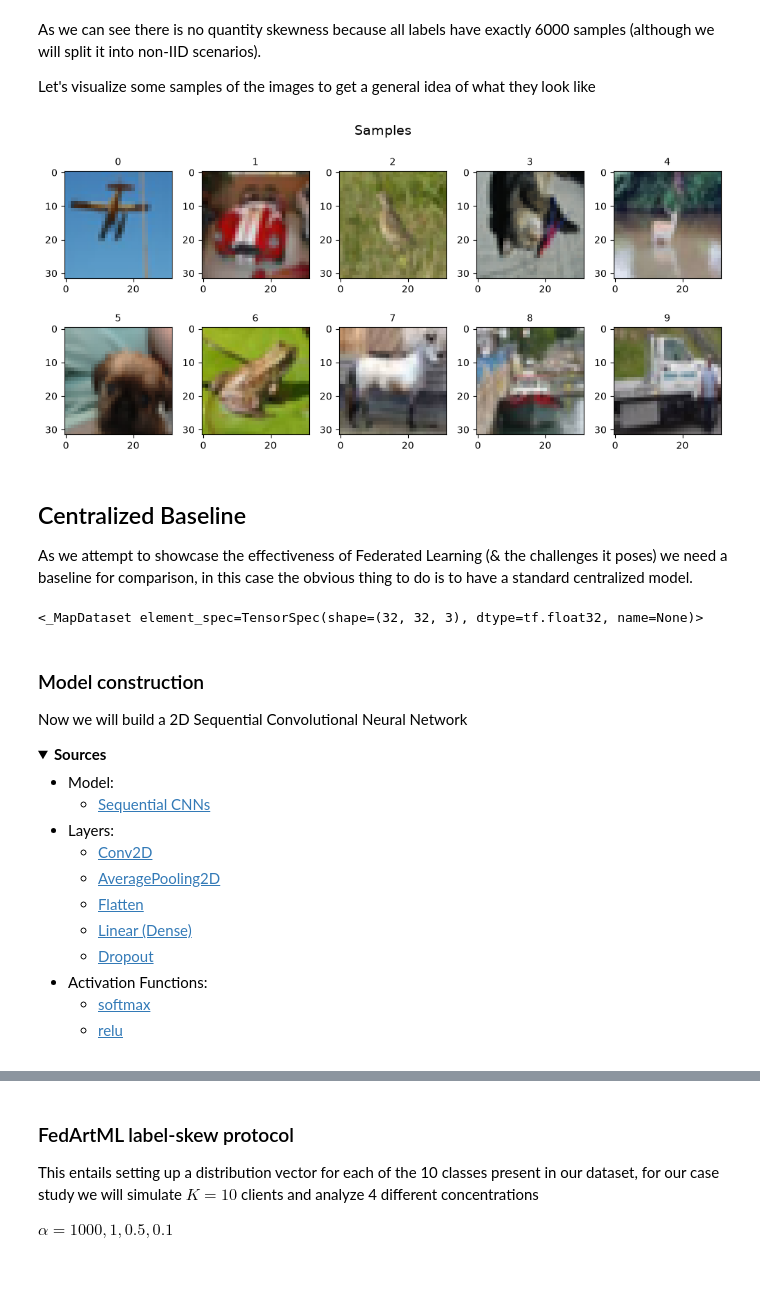
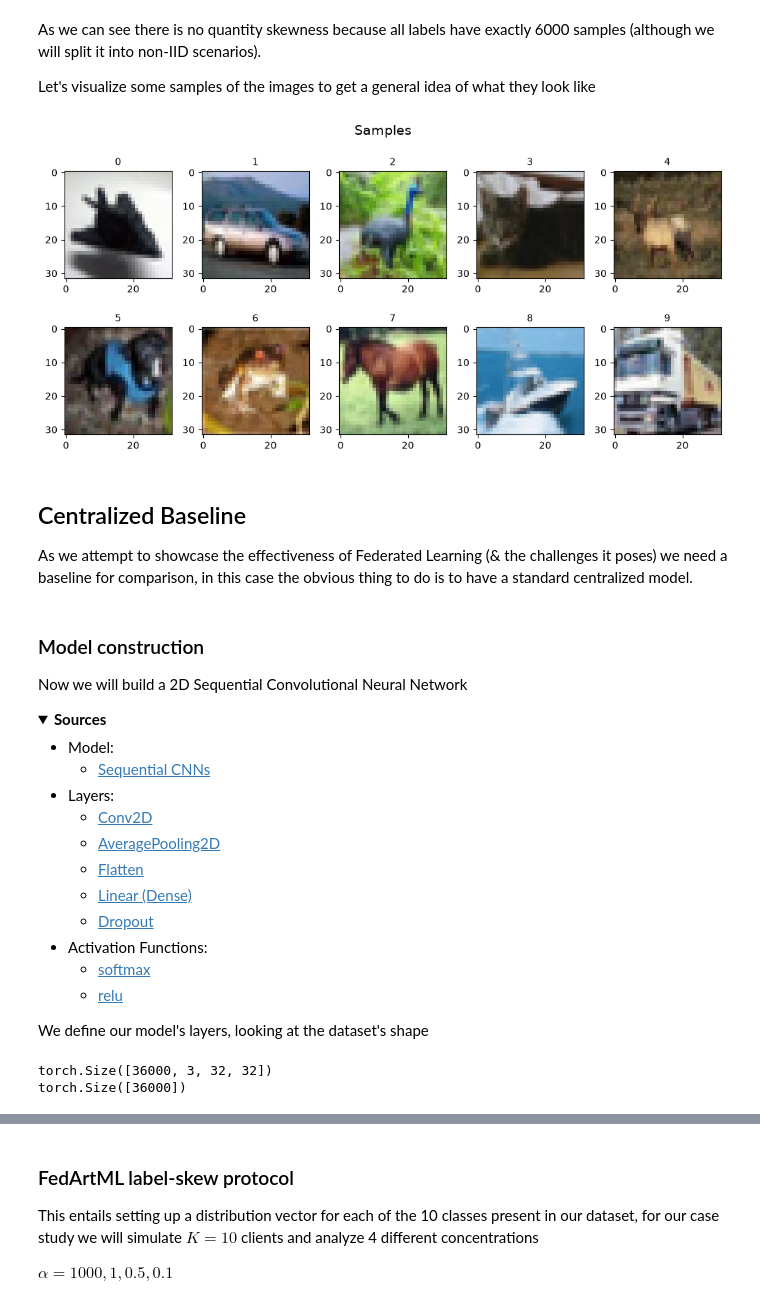
Before and after one commit to lautaorsi/Federated-Learning, a Jupyter notebook: project.ipynb, the cells around one changed output, grey strips where cells are left out. Drawn from its saved outputs; the diff is of its cells as text; code cells hidden in the pictures; folded sections open; blank space fills up the shorter version.

```diff
--- a/project.ipynb
+++ b/project.ipynb
@@ -59,19 +50,33 @@ We want an equal label-wise distribution using a **60/10/30** split for training
 
 > The dataset itself is pre-split so we need to recombine it and then split it
 # %%
-(X_train_original, Y_train_original), (X_test_original, Y_test_original) = tf.keras.datasets.cifar10.load_data()
+train_data = torchvision.datasets.CIFAR10(root="data", train=True, download=True)
+test_data = torchvision.datasets.CIFAR10(root="data", train=False, download=True)
 
-X_unified = np.concatenate([X_train_original, X_test_original])
-Y_unified = np.concatenate([Y_train_original, Y_test_original])
+train_labels = torch.from_numpy(np.array(train_data.targets)).long()
+test_labels = torch.from_numpy(np.array(test_data.targets)).long()
 
-Y_unified = Y_unified.flatten()
+train_images = torch.from_numpy(train_data.data)
+test_images = torch.from_numpy(test_data.data)
+
+train_images_normalized = (train_images).float() / 255.0
+train_images_normalized = train_images_normalized.permute(0, 3, 1, 2)                 # (N, H, W, C) -> (N, C, H, W)
+
+test_images_normalized = (test_images).float() / 255.0
+test_images_normalized = test_images_normalized.permute(0, 3, 1, 2)                 # (N, H, W, C) -> (N, C, H, W)
+
+train_labels = (train_labels).long()
+test_labels = (test_labels).long()
+
+images = torch.cat([train_images_normalized, test_images_normalized], dim=0)
+labels = torch.cat([train_labels, test_labels], dim=0)
 
 # First we take the 60% split
 X_train, X_temp, Y_train, y_temp = train_test_split(
-    X_unified, Y_unified,
+    images, labels,
     test_size=0.40,
     random_state=42,
-    stratify=Y_unified
+    stratify=labels
 )
 
 # Then we split the remaining 40% of the dataset into 10/30
@@ -81,3 +86,10 @@ X_val, X_test, Y_val, Y_test = train_test_split(
     random_state=42,
     stratify=y_temp
 )
+
+train_data = TensorDataset(X_train, Y_train)
+val_data   = TensorDataset(X_val, Y_val)
+test_data  = TensorDataset(X_test, Y_test)
+
+print(train_data.tensors[0].shape)
+print(train_data.tensors[1].shape)
@@ -109,33 +124,27 @@ Let's visualize some samples of the images to get a general idea of what they lo
 # %%
 fig, axes = plt.subplots(2, 5, figsize=(10, 5))
 
 axes_flat = axes.flatten()
 
 for i in range(10):
     j = 0
-    while Y_val[j] != i:
+    while train_labels[j] != i:
         j += 1
 
-    if j < len(Y_val):
+    if j < len(train_labels):
         ax = axes_flat[i]
-        ax.imshow(X_val[j])
-        ax.set_title(f"{Y_val[j]}", fontsize=10)
+        ax.imshow(train_images[j])
+        ax.set_title(f"{train_labels[j]}", fontsize=10)
 
 plt.suptitle("Samples", fontsize=14)
 plt.tight_layout()
 plt.show()
 # %% [output]
-[figure, old version]
+[figure, new version]
 # %% [markdown]
 ## Centralized Baseline
 
 As we attempt to showcase the effectiveness of Federated Learning (& the challenges it poses) we need a baseline for comparison, in this case the obvious thing to do is to have a standard centralized model.
-# %%
-#We normalize the images' pixels
-X_tensor = tf.data.Dataset.from_tensor_slices(X_unified)
-X_normalized = X_tensor.map(lambda x:x / 255)
-# %% [output]
-<_MapDataset element_spec=TensorSpec(shape=(32, 32, 3), dtype=tf.float32, name=None)>
 # %% [markdown]
 ### Model construction
 
@@ -157,4 +166,12 @@ Now we will build a 2D Sequential Convolutional Neural Network
     -   [relu](https://docs.pytorch.org/docs/2.13/generated/torch.nn.ReLU.html)
 
 </details>
+
+We define our model's layers, looking at the dataset's shape
+# %%
+print(train_data.tensors[0].shape) #X shape
+print(train_data.tensors[1].shape) #Y shape
+# %% [output]
+torch.Size([36000, 3, 32, 32])
+torch.Size([36000])
 # %%
```
Also changed, not shown: parts of 16 cells of this notebook, 1 other file.
